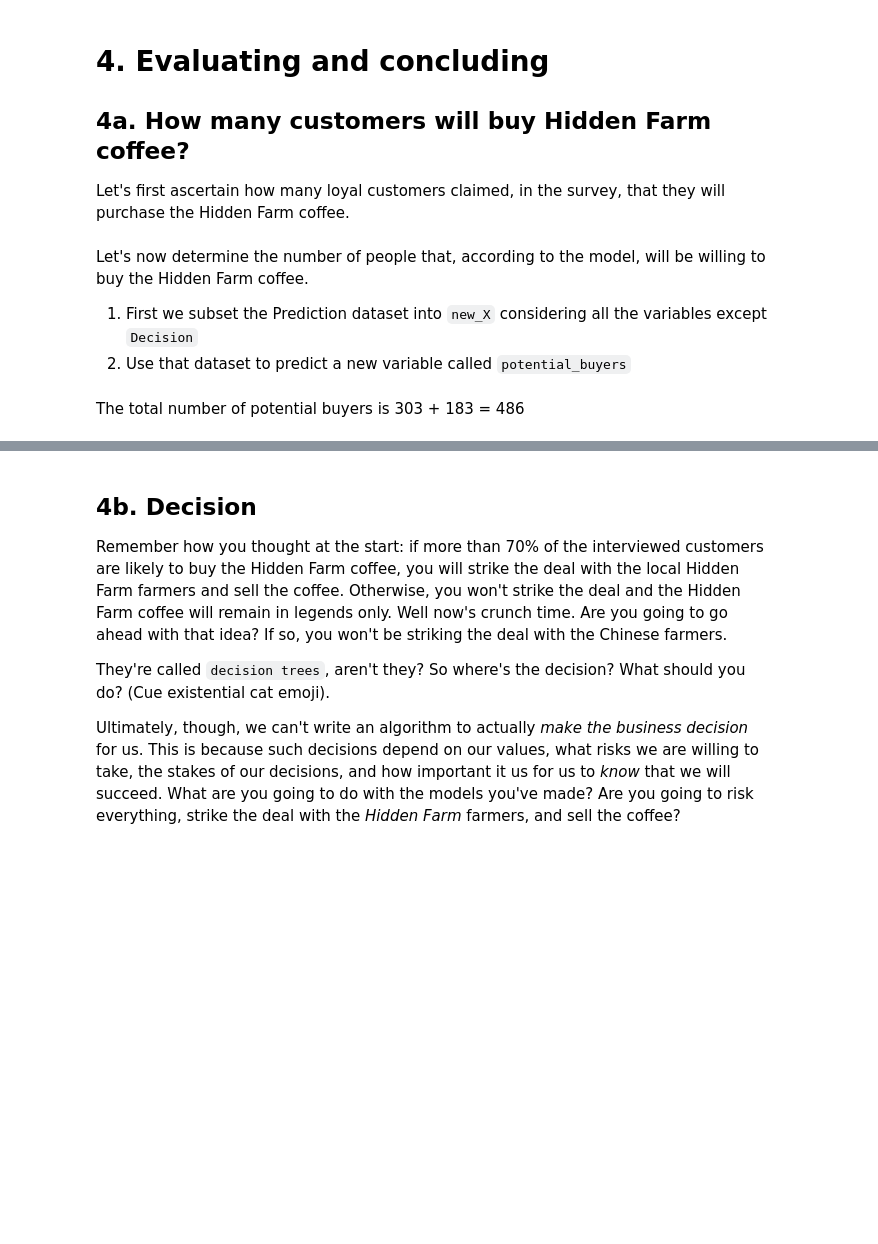
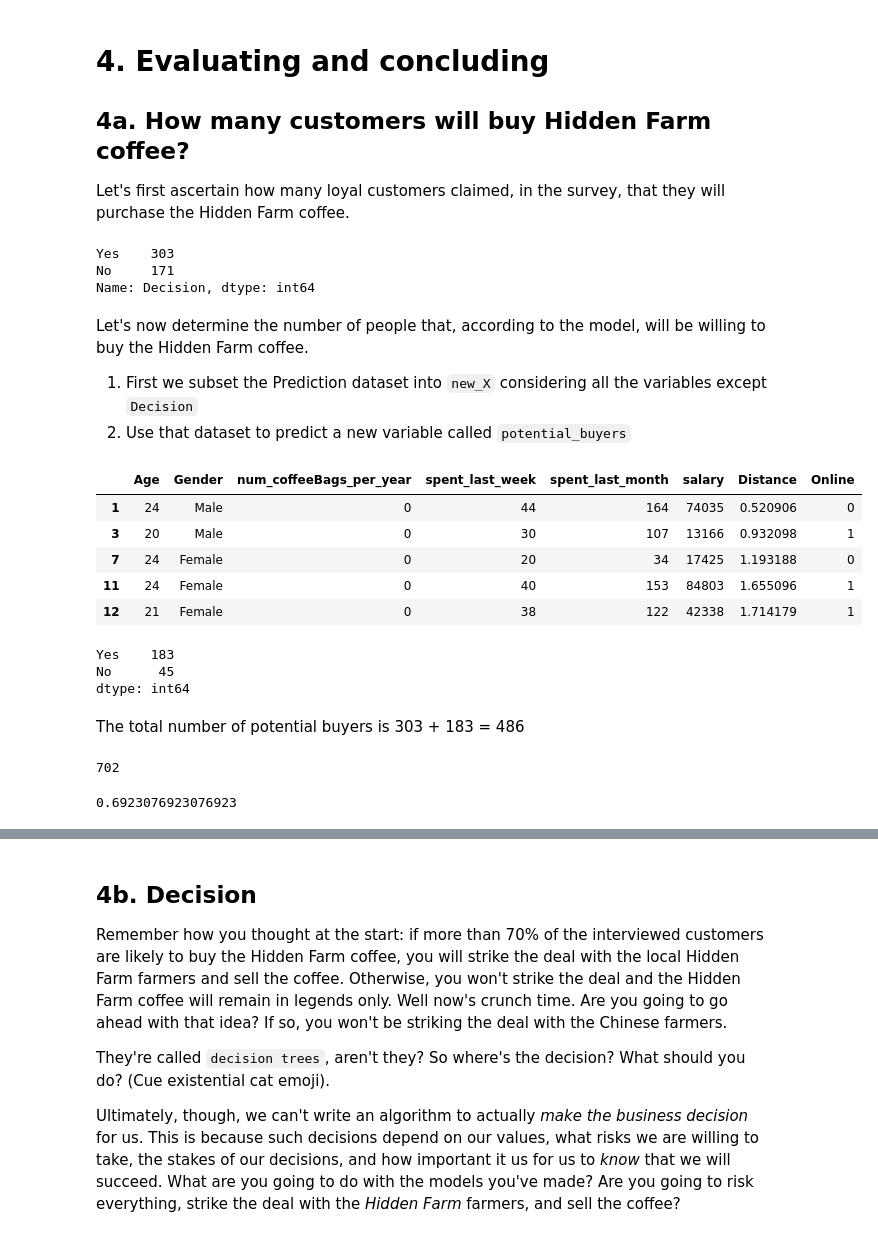
Before and after one commit to admveen/Decision_Tree, a Jupyter notebook: Springboard Decision Tree Specialty Coffee Case Study - Tier 3.ipynb, the cells around one changed output, grey strips where cells are left out. Drawn from its saved outputs; the diff is of its cells as text; code cells hidden in the pictures; blank space fills up the shorter version.

```diff
--- a/Springboard Decision Tree Specialty Coffee Case Study - Tier 3.ipynb
+++ b/Springboard Decision Tree Specialty Coffee Case Study - Tier 3.ipynb
@@ -563,17 +596,28 @@ Now this is an elegant tree. Its accuracy might not be the highest, but it's sti
 Let's first ascertain how many loyal customers claimed, in the survey, that they will purchase the Hidden Farm coffee.
 # %%
 # Call value_counts() on the 'Decision' column of the original coffeeData
-_ _ _
+coffeeData['Decision'].value_counts()
+# %% [output]
+Yes    303
+No     171
+Name: Decision, dtype: int64
 # %% [markdown]
 Let's now determine the number of people that, according to the model, will be willing to buy the Hidden Farm coffee.
 1. First we subset the Prediction dataset into `new_X` considering all the variables except `Decision`
 2. Use that dataset to predict a new variable called `potential_buyers`
 # %%
 # Feature selection
-# Make a variable called feature_cols, and assign it a list containing all the column names except 'Decision'
-_ _ _
+
 
 # Make a variable called new_X, and assign it the subset of Prediction, containing just the feature_cols
-_ _ _
+new_X = Prediction.drop(columns = "Decision")
+new_X.head()
+# %% [output]
+|  | Age | Gender | num_coffeeBags_per_year | spent_last_week | spent_last_month | salary | Distance | Online |
+| 1 | 24 | Male | 0 | 44 | 164 | 74035 | 0.520906 | 0 |
+| 3 | 20 | Male | 0 | 30 | 107 | 13166 | 0.932098 | 1 |
+| 7 | 24 | Female | 0 | 20 | 34 | 17425 | 1.193188 | 0 |
+| 11 | 24 | Female | 0 | 40 | 153 | 84803 | 1.655096 | 1 |
+| 12 | 21 | Female | 0 | 38 | 122 | 42338 | 1.714179 | 1 |
 # %%
 # Call get_dummies() on the Pandas object pd, with new_X plugged in, to one-hot encode all features in the training set
@@ -585,14 +629,24 @@ _ _ _
 # %%
 # Let's get the numbers of YES's and NO's in the potential buyers
 # Call unique() on np, and pass potential_buyers and return_counts=True
-_ _ _
+potential_buyers.value_counts()
+# %% [output]
+Yes    183
+No      45
+dtype: int64
 # %% [markdown]
 The total number of potential buyers is 303 + 183 = 486
 # %%
 # Print the total number of surveyed people
-_ _ _
+surveyed_num = len(coffeeData)
+print(surveyed_num)
+# %% [output]
+702
 # %%
 # Let's calculate the proportion of buyers
-_ _ _
+prop_buyers = (potential_buyers.value_counts()['Yes'] + coffeeData['Decision'].value_counts()['Yes'])/surveyed_num
+print(prop_buyers)
+# %% [output]
+0.6923076923076923
 # %%
 # Print the percentage of people who want to buy the Hidden Farm coffee, by our model
```
Also changed, not shown: parts of 17 cells of this notebook.
